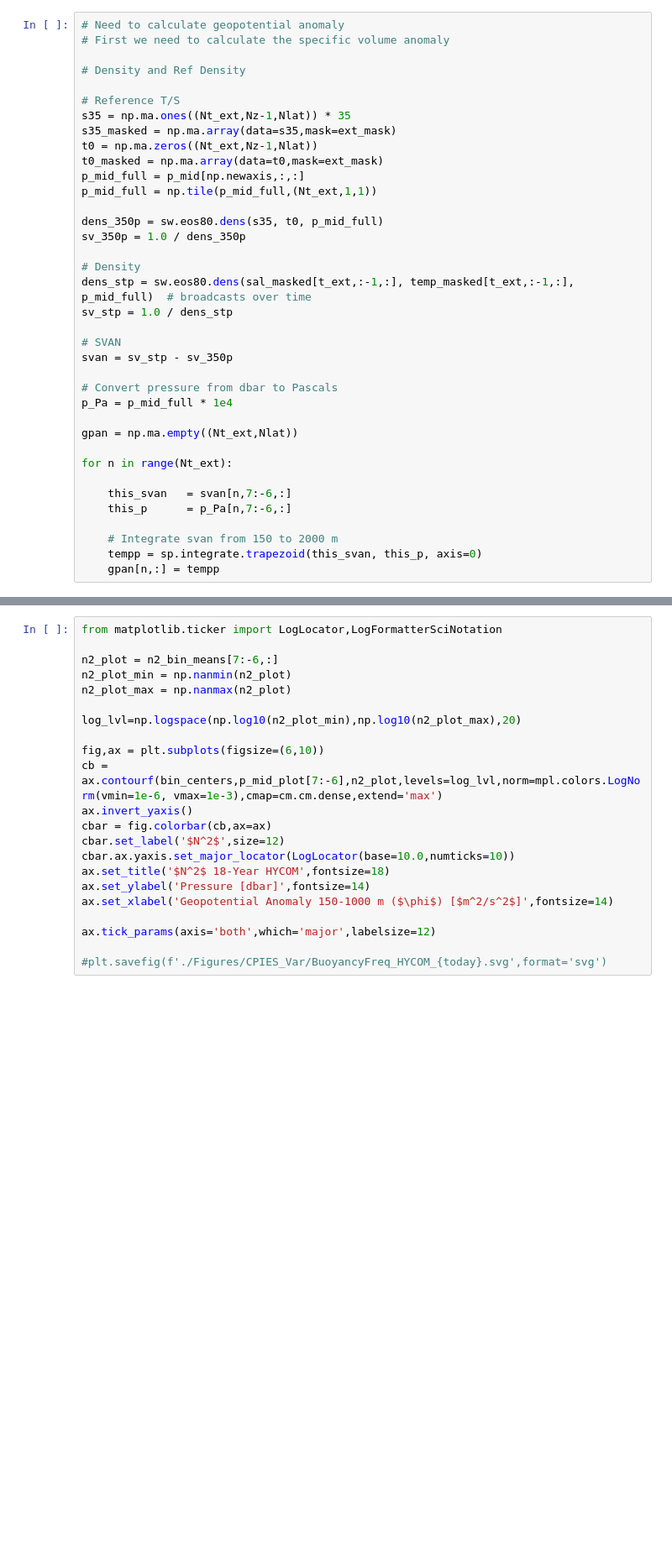
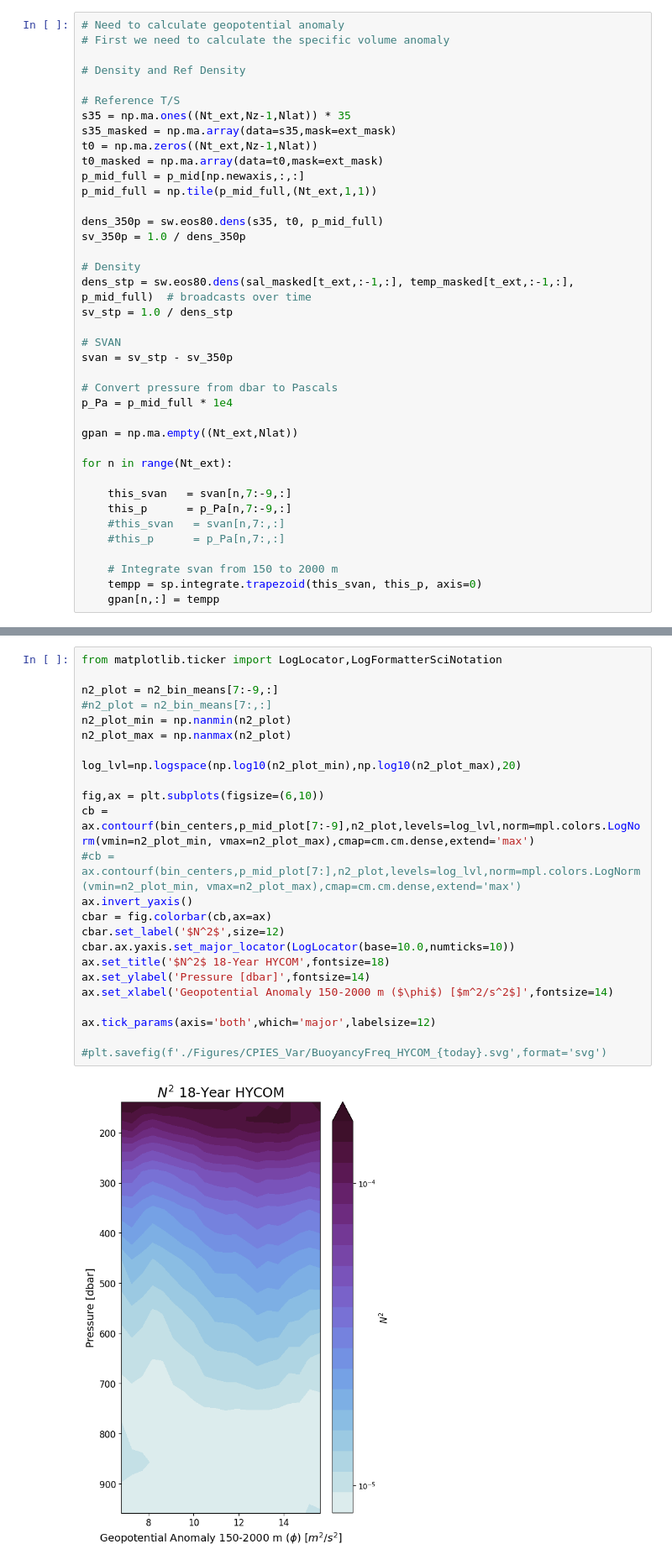
Before and after one commit to JCooke188/ceofs, a Jupyter notebook: gem_calc.ipynb, the cells around one changed output, grey strips where cells are left out. Shown at 84% size. Drawn from its saved outputs; the diff is of its cells as text; blank space fills up the shorter version.

```diff
--- a/gem_calc.ipynb
+++ b/gem_calc.ipynb
@@ -318,8 +318,10 @@ gpan = np.ma.empty((Nt_ext,Nlat))
 
 for n in range(Nt_ext):
 
-    this_svan   = svan[n,7:-6,:]
-    this_p      = p_Pa[n,7:-6,:]
+    this_svan   = svan[n,7:-9,:]
+    this_p      = p_Pa[n,7:-9,:]
+    #this_svan   = svan[n,7:,:]
+    #this_p      = p_Pa[n,7:,:]
 
     # Integrate svan from 150 to 2000 m
     tempp = sp.integrate.trapezoid(this_svan, this_p, axis=0)
@@ -386,25 +463,29 @@ for k in range(n_depth):
 # %%
 from matplotlib.ticker import LogLocator,LogFormatterSciNotation
 
-n2_plot = n2_bin_means[7:-6,:]
+n2_plot = n2_bin_means[7:-9,:]
+#n2_plot = n2_bin_means[7:,:]
 n2_plot_min = np.nanmin(n2_plot)
 n2_plot_max = np.nanmax(n2_plot)
 
 log_lvl=np.logspace(np.log10(n2_plot_min),np.log10(n2_plot_max),20)
 
 fig,ax = plt.subplots(figsize=(6,10))
-cb = ax.contourf(bin_centers,p_mid_plot[7:-6],n2_plot,levels=log_lvl,norm=mpl.colors.LogNorm(vmin=1e-6, vmax=1e-3),cmap=cm.cm.dense,extend='max')
+cb = ax.contourf(bin_centers,p_mid_plot[7:-9],n2_plot,levels=log_lvl,norm=mpl.colors.LogNorm(vmin=n2_plot_min, vmax=n2_plot_max),cmap=cm.cm.dense,extend='max')
+#cb = ax.contourf(bin_centers,p_mid_plot[7:],n2_plot,levels=log_lvl,norm=mpl.colors.LogNorm(vmin=n2_plot_min, vmax=n2_plot_max),cmap=cm.cm.dense,extend='max')
 ax.invert_yaxis()
 cbar = fig.colorbar(cb,ax=ax)
 cbar.set_label('$N^2$',size=12)
 cbar.ax.yaxis.set_major_locator(LogLocator(base=10.0,numticks=10))
 ax.set_title('$N^2$ 18-Year HYCOM',fontsize=18)
 ax.set_ylabel('Pressure [dbar]',fontsize=14)
-ax.set_xlabel('Geopotential Anomaly 150-1000 m ($\phi$) [$m^2/s^2$]',fontsize=14)
+ax.set_xlabel('Geopotential Anomaly 150-2000 m ($\phi$) [$m^2/s^2$]',fontsize=14)
 
 ax.tick_params(axis='both',which='major',labelsize=12)
 
 #plt.savefig(f'./Figures/CPIES_Var/BuoyancyFreq_HYCOM_{today}.svg',format='svg')
+# %% [output]
+[figure, added]
 # %%
 fig,ax = plt.subplots(figsize=(6,10))
 
```
Also changed, not shown: parts of 20 cells of this notebook, 2 other files.
